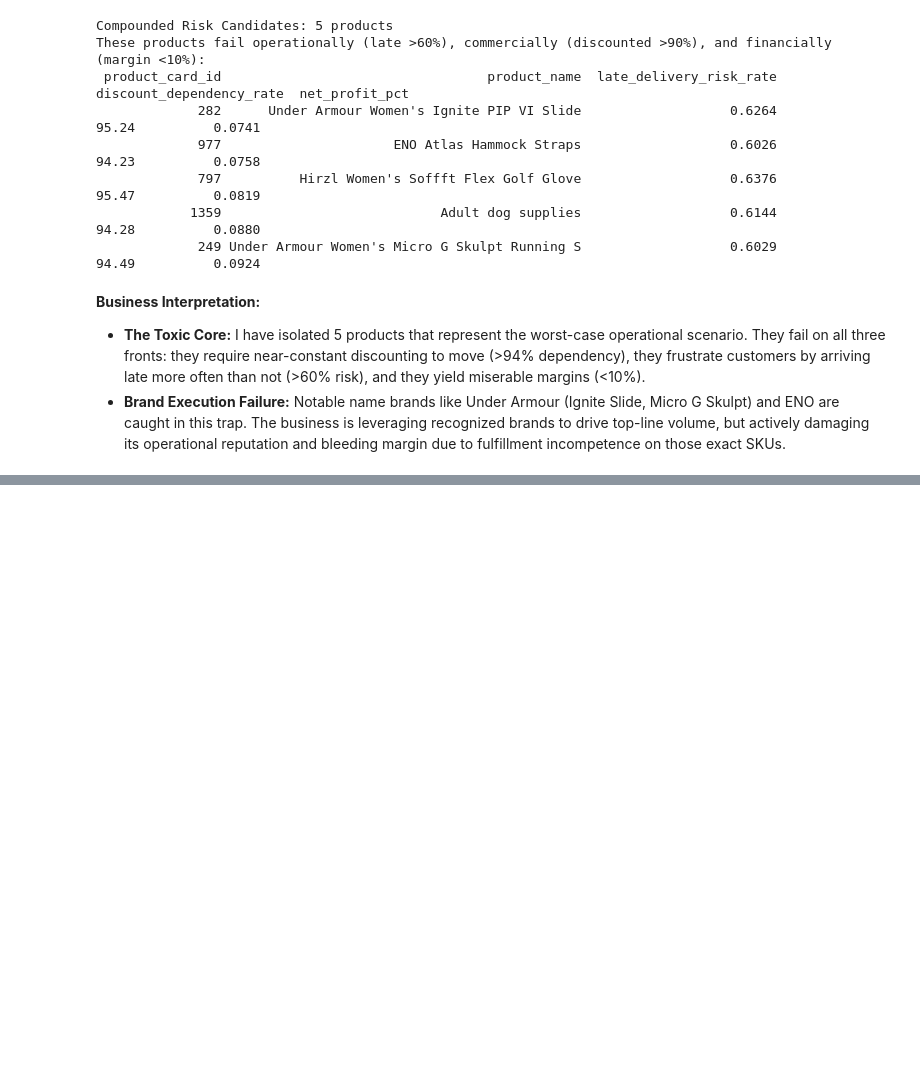
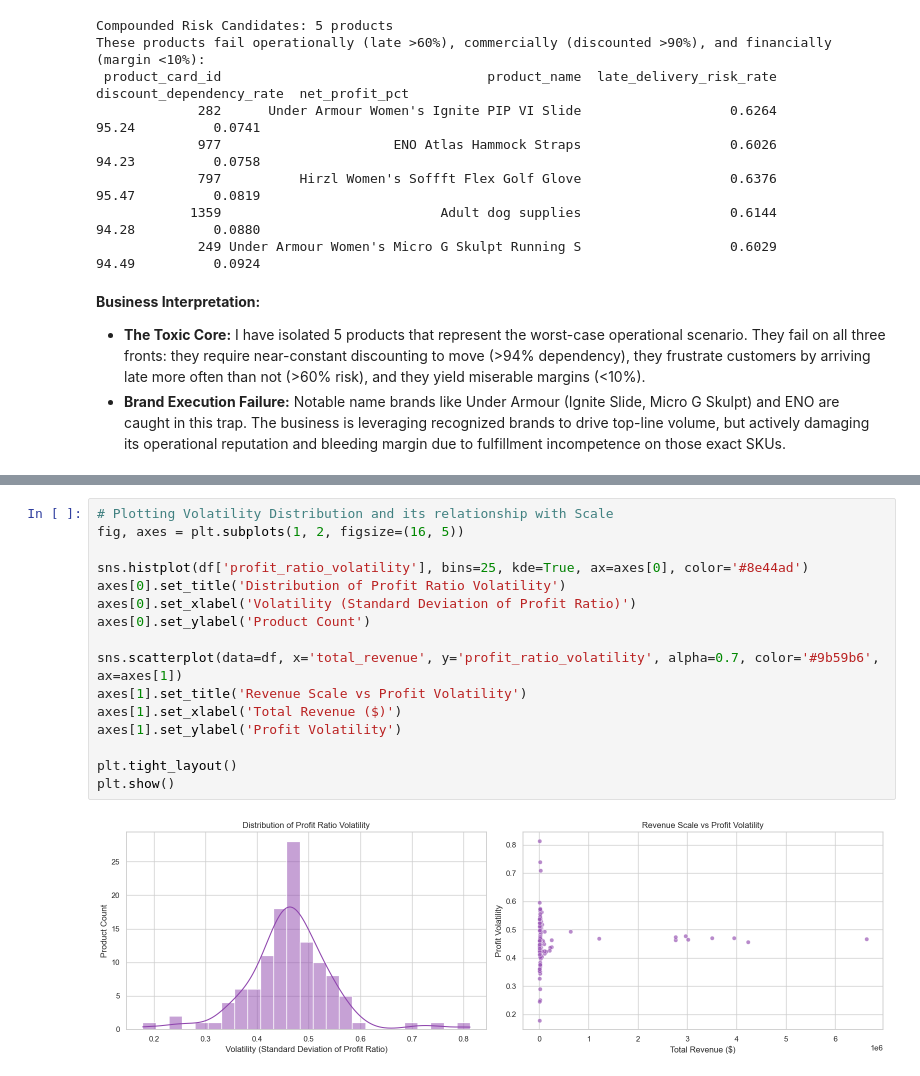
Before and after one commit to zeeshan-akram-ds/ecommerce-revenue-illusion-audit, a Jupyter notebook: notebooks/01_validation_and_eda.ipynb, the cells around one changed output, grey strips where cells are left out. Cells and saved outputs as stored; diff of their text form; blank space fills up the shorter version.

Commit message:
feat(notebook): profit volatility analysis complete -revenue traps confirmed as most unpredictable SKUs docs: F-009 added to key_findings - volatility and margin destruction converge on same products

```diff
--- a/notebooks/01_validation_and_eda.ipynb
+++ b/notebooks/01_validation_and_eda.ipynb
@@ -329,0 +333,18 @@ These products fail operationally (late >60%), commercially (discounted >90%), a
+# %%
+# Plotting Volatility Distribution and its relationship with Scale
+fig, axes = plt.subplots(1, 2, figsize=(16, 5))
+
+sns.histplot(df['profit_ratio_volatility'], bins=25, kde=True, ax=axes[0], color='#8e44ad')
+axes[0].set_title('Distribution of Profit Ratio Volatility')
+axes[0].set_xlabel('Volatility (Standard Deviation of Profit Ratio)')
+axes[0].set_ylabel('Product Count')
+
+sns.scatterplot(data=df, x='total_revenue', y='profit_ratio_volatility', alpha=0.7, color='#9b59b6', ax=axes[1])
+axes[1].set_title('Revenue Scale vs Profit Volatility')
+axes[1].set_xlabel('Total Revenue ($)')
+axes[1].set_ylabel('Profit Volatility')
+
+plt.tight_layout()
+plt.show()
+# %% [output]
+[figure, added]
```
Also changed, not shown: parts of 3 cells of this notebook, 1 other file.
